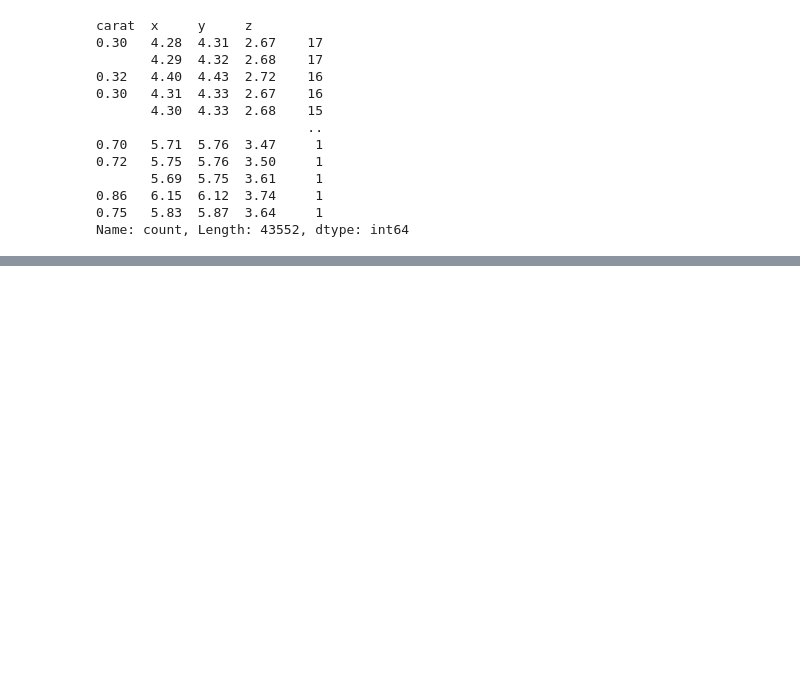
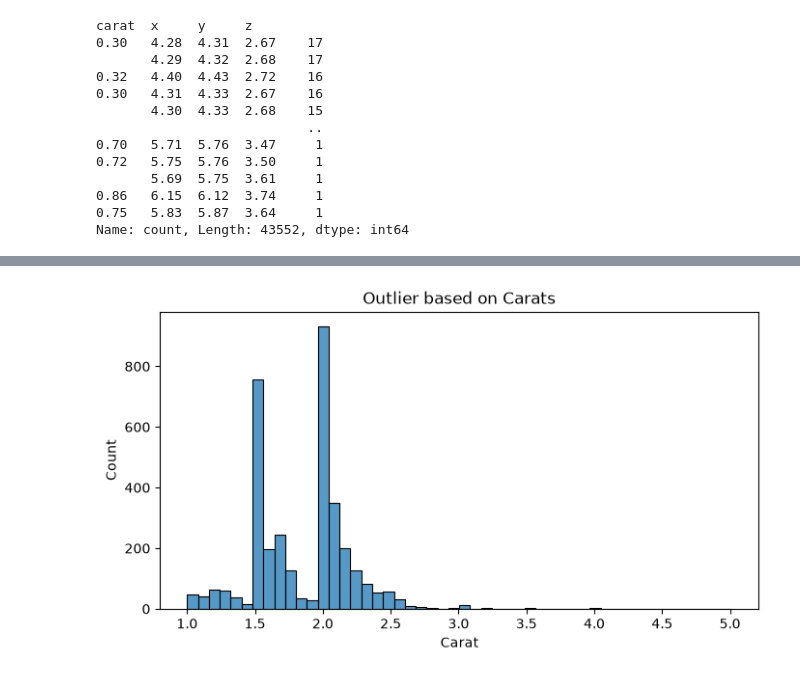
Before and after one commit to saadraza2004/Python-for-AI, a Jupyter notebook: notebooks/Week 4/Day 17/project.ipynb, the cells around one changed output, grey strips where cells are left out. Cells and saved outputs as stored; diff of their text form; code cells hidden in the pictures; blank space fills up the shorter version.

```diff
--- a/notebooks/Week 4/Day 17/project.ipynb
+++ b/notebooks/Week 4/Day 17/project.ipynb
@@ -86,0 +172,10 @@ Name: count, Length: 43552, dtype: int64
+# %%
+#HISTOGRAM OF OUTLIERS BASED ON CARATS
+plt.figure(figsize=(8,4))
+sns.histplot(outliers["carat"], bins = 50)
+plt.title("Outlier based on Carats")
+plt.xlabel("Carat")
+plt.ylabel("Count")
+plt.show()
+# %% [output]
+[figure, added]
```
Also changed, not shown: parts of 9 cells of this notebook, 1 other file.
